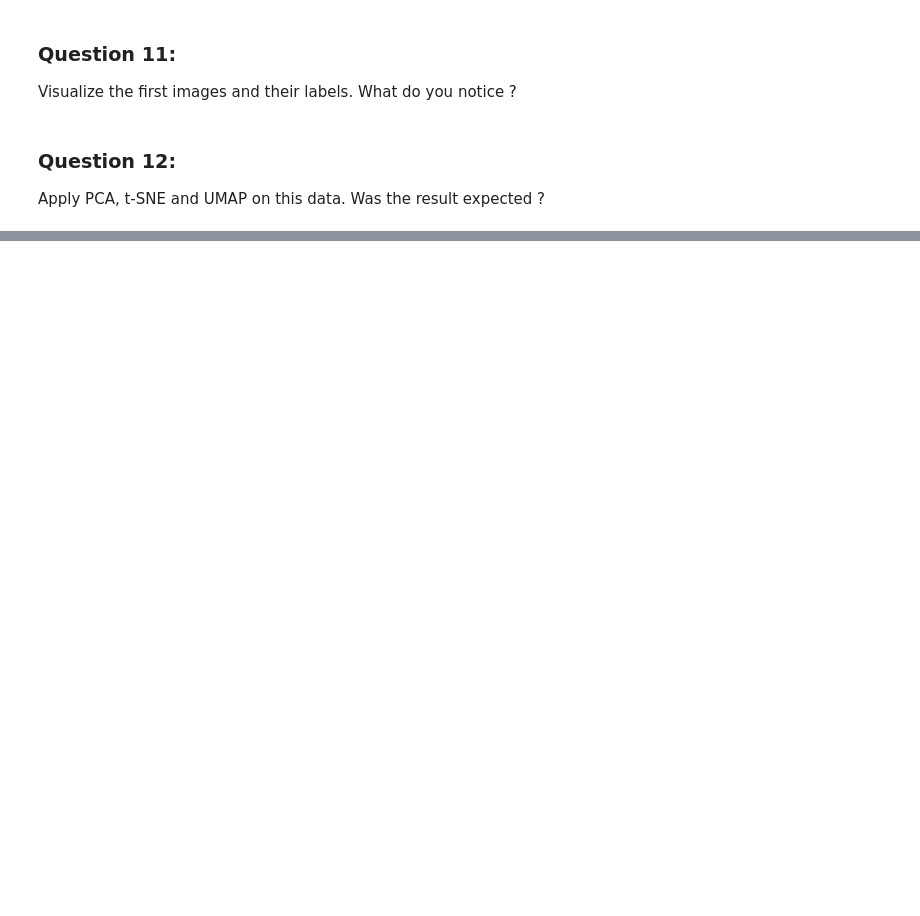
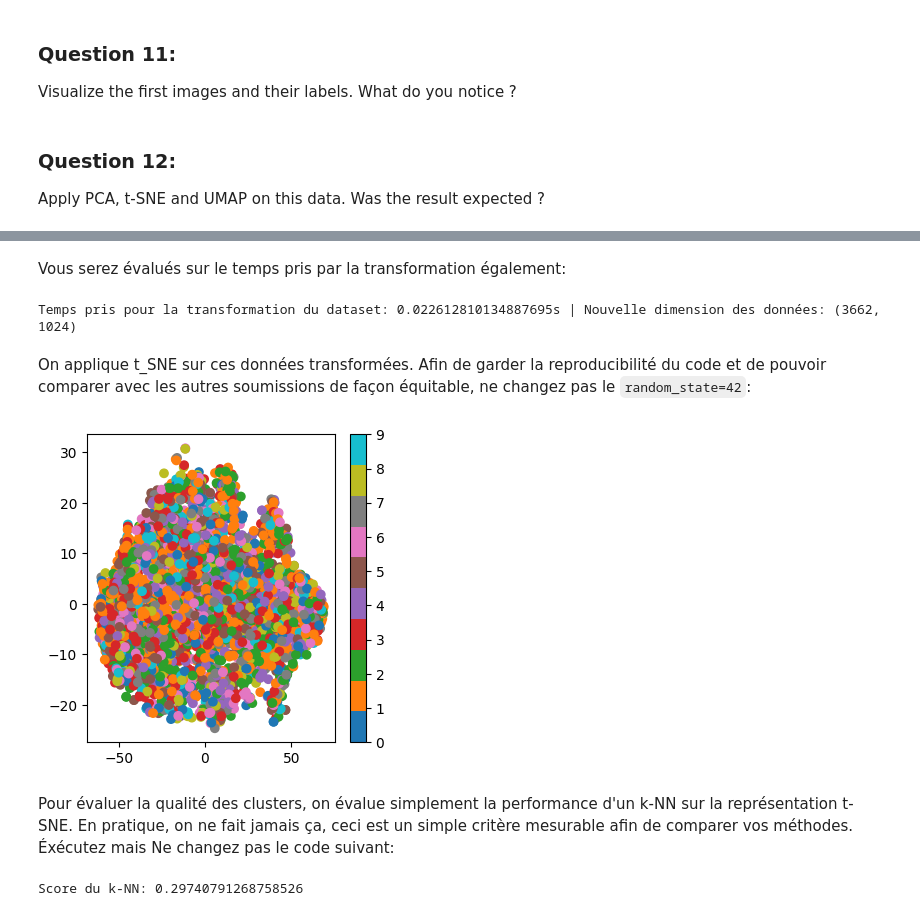
Before and after one commit to hichamjanati/hichamjanati.github.io, a Jupyter notebook: docs/media/teaching/TRD/tp4_tsne.ipynb, the cells around one changed output, grey strips where cells are left out. Saved outputs shown, nothing was run; the diff lists cells and outputs as text; code cells hidden in the pictures; blank space fills up the shorter version.

```diff
--- a/docs/media/teaching/TRD/tp4_tsne.ipynb
+++ b/docs/media/teaching/TRD/tp4_tsne.ipynb
@@ -112,0 +128,55 @@ Apply PCA, t-SNE and UMAP on this data. Was the result expected ?
+# %%
+
+def phi(image):
+    # TODO: define the transformation $\phi$
+    return image.flatten()
+
+def transform_images(X):
+    out = []
+    for image in X:
+        phi_x = phi(image)
+        out.append(phi_x)
+    return np.array(out)
+# %% [markdown]
+Vous serez évalués sur le temps pris par la transformation également:
+# %%
+from time import time
+
+t0 = time()
+X_transformed = transform_images(X)
+t1 = time()
+
+print(f"Temps pris pour la transformation du dataset: {t1 - t0}s | Nouvelle dimension des données: {X_transformed.shape}")
+# %% [output]
+Temps pris pour la transformation du dataset: 0.022612810134887695s | Nouvelle dimension des données: (3662, 1024)
+# %% [markdown]
+On applique t_SNE sur ces données transformées. Afin de garder la reproducibilité du code et de pouvoir comparer avec les autres soumissions de façon équitable, ne changez pas le `random_state=42`:
+# %%
+from sklearn.manifold import TSNE
+from matplotlib import pyplot as plt
+
+
+tsne = TSNE(n_components=2, random_state=42)
+X_tsne = tsne.fit_transform(X_transformed)
+
+plt.figure(figsize=(4, 4))
+plt.scatter(X_tsne[:, 0], X_tsne[:, 1], c=y, cmap="tab10")
+plt.colorbar()
+plt.show()
+# %% [output]
+[figure, added]
+# %% [markdown]
+Pour évaluer la qualité des clusters, on évalue simplement la performance d'un k-NN sur la représentation t-SNE. En pratique, on ne fait jamais ça, ceci est un simple critère mesurable afin de comparer vos méthodes. Éxécutez mais Ne changez pas le code suivant:
+# %%
+from sklearn.model_selection import train_test_split
+from sklearn.neighbors import KNeighborsClassifier
+
+X_train, X_test, y_train, y_test = train_test_split(X_tsne, y, test_size=0.2, random_state=42, stratify=y)
+
+knn = KNeighborsClassifier(n_neighbors=5)
+knn.fit(X_train, y_train)
+
+score = knn.score(X_test, y_test)
+print(f"Score du k-NN: {score}")
+# %% [output]
+Score du k-NN: 0.29740791268758526
```
Also changed, not shown: parts of 2 cells of this notebook.
